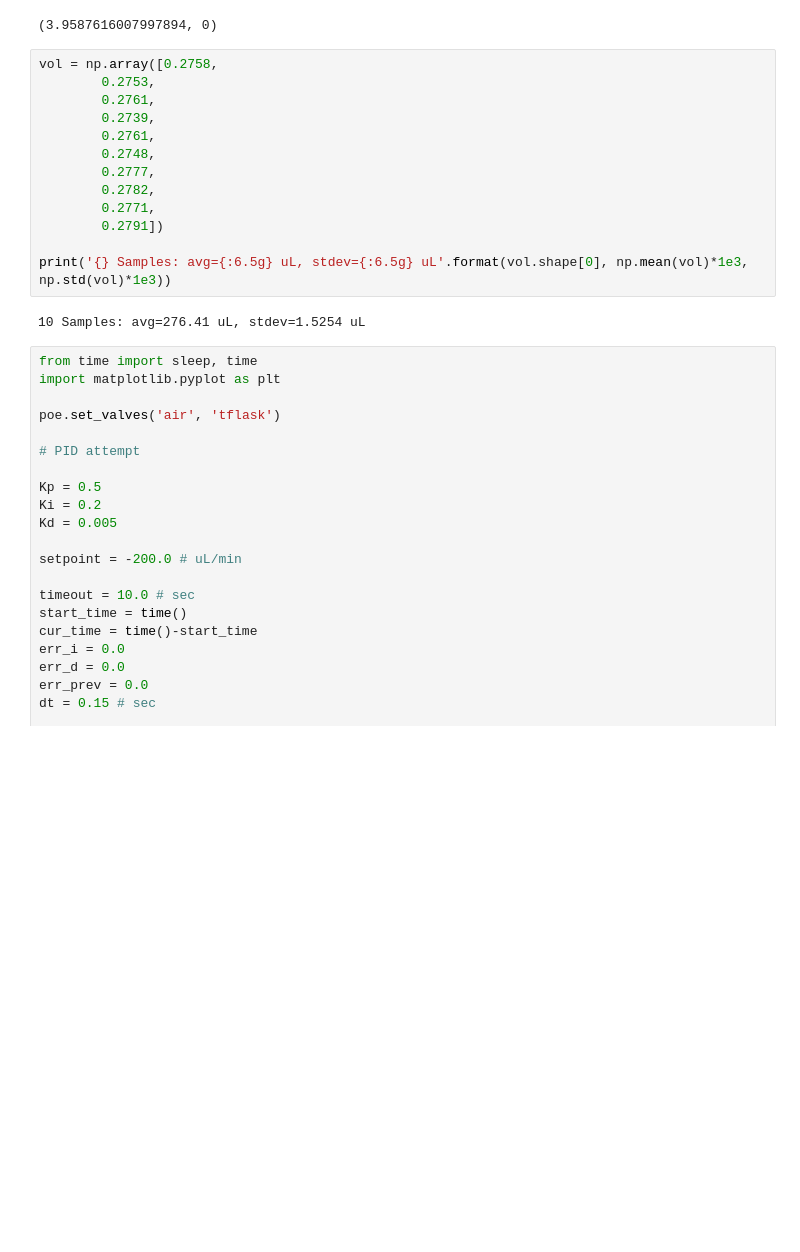
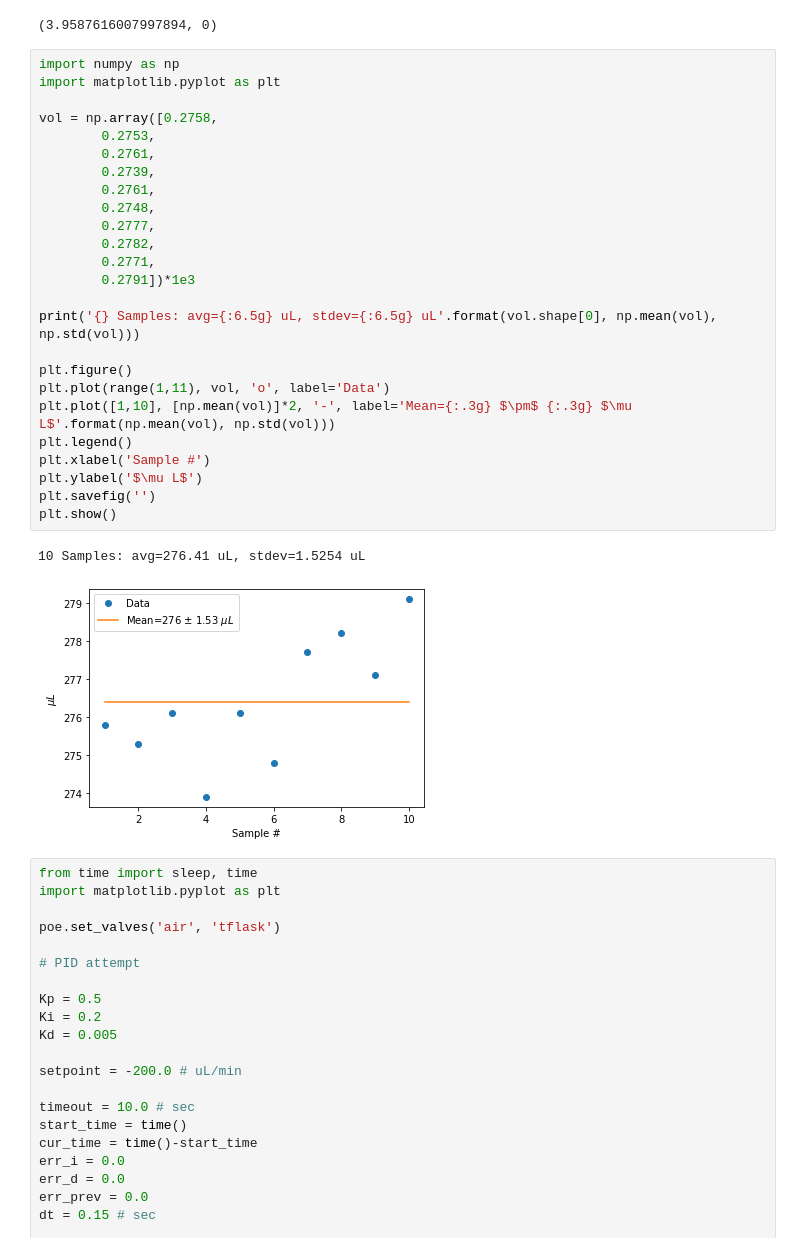
Before and after one commit to jhwnkim/fluid-auto-sampler, a Jupyter notebook: control_scripts/sampler.ipynb, the cells around one changed output. Saved outputs shown, nothing was run; the diff lists cells and outputs as text; blank space fills up the shorter version.

Commit message:
Update sampler.ipynb
Added plotting for sample volume data cell

```diff
--- a/control_scripts/sampler.ipynb
+++ b/control_scripts/sampler.ipynb
@@ -657,20 +657,33 @@ poe.ob1.meas_pressure()
 Press ch 1:  3.9587616007997894
 (3.9587616007997894, 0)
 # %%
+import numpy as np
+import matplotlib.pyplot as plt
+
 vol = np.array([0.2758,
         0.2753,
         0.2761,
         0.2739,
         0.2761,
         0.2748,
         0.2777,
         0.2782,
         0.2771,
-        0.2791])
+        0.2791])*1e3
 
-print('{} Samples: avg={:6.5g} uL, stdev={:6.5g} uL'.format(vol.shape[0], np.mean(vol)*1e3, np.std(vol)*1e3))
+print('{} Samples: avg={:6.5g} uL, stdev={:6.5g} uL'.format(vol.shape[0], np.mean(vol), np.std(vol)))
+
+plt.figure()
+plt.plot(range(1,11), vol, 'o', label='Data')
+plt.plot([1,10], [np.mean(vol)]*2, '-', label='Mean={:.3g} $\pm$ {:.3g} $\mu L$'.format(np.mean(vol), np.std(vol)))
+plt.legend()
+plt.xlabel('Sample #')
+plt.ylabel('$\mu L$')
+plt.savefig('')
+plt.show()
 # %% [output]
 10 Samples: avg=276.41 uL, stdev=1.5254 uL
+[figure, added]
 # %%
 from time import sleep, time
 import matplotlib.pyplot as plt
```
